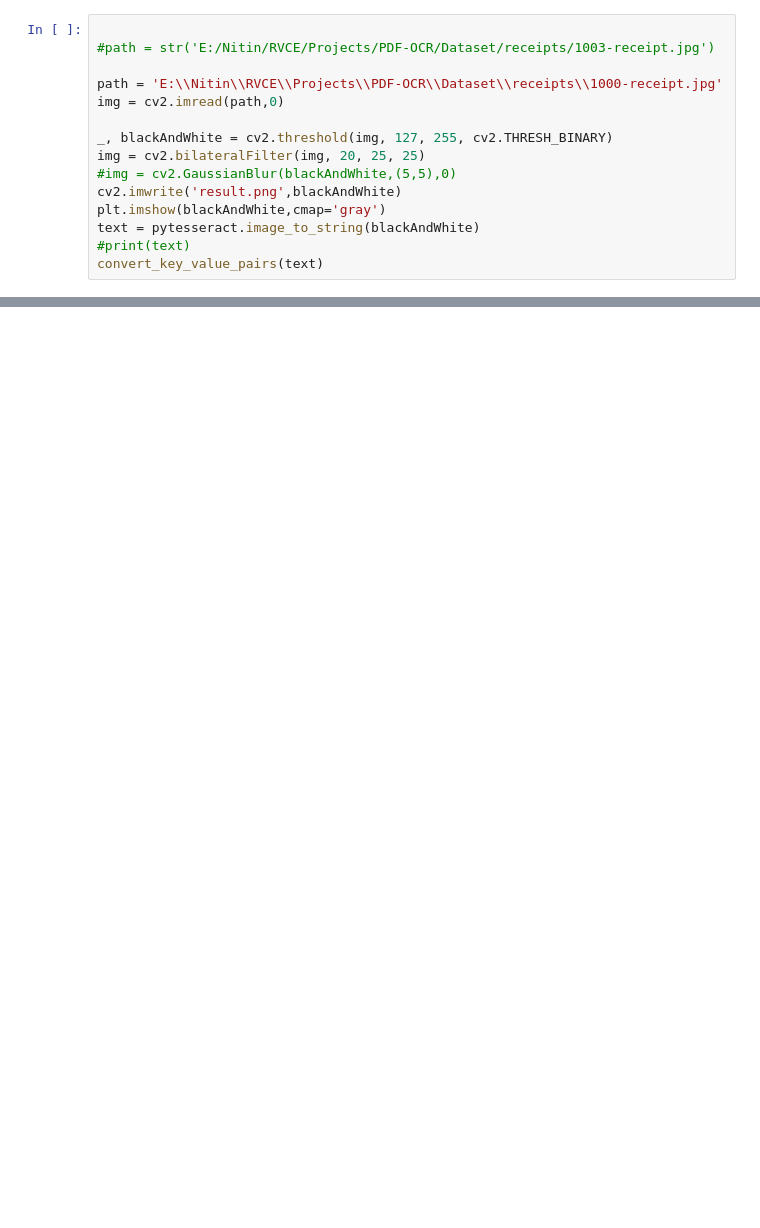
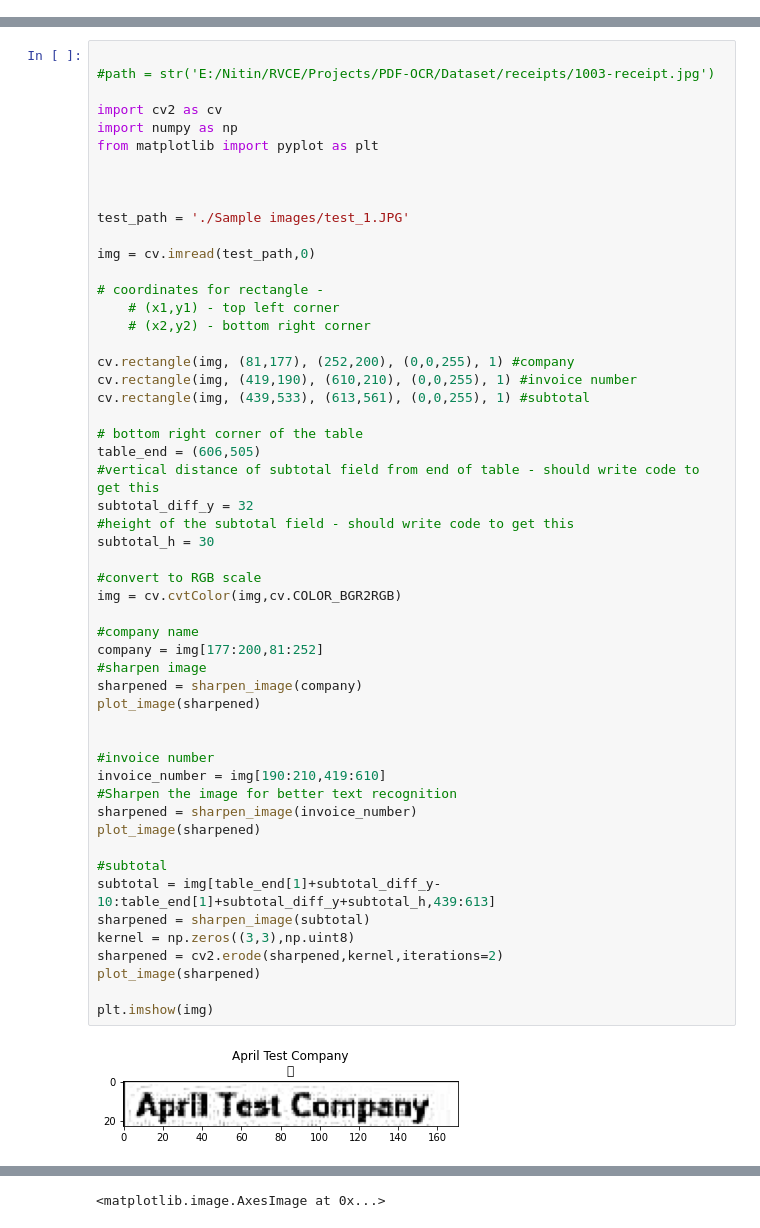
Before and after one commit to snitin08/invoice-regex, a Jupyter notebook: code/sample_tesseract.ipynb, the cells around one changed output, grey strips where cells are left out. Drawn from its saved outputs; the diff is of its cells as text; blank space fills up the shorter version.

```diff
--- a/code/sample_tesseract.ipynb
+++ b/code/sample_tesseract.ipynb
@@ -10,15 +12,0 @@ pytesseract.pytesseract.tesseract_cmd = r'E:\Downloads\Tesseract OCR\tesseract.e
-# %%
-
-#path = str('E:/Nitin/RVCE/Projects/PDF-OCR/Dataset/receipts/1003-receipt.jpg')
-
-path = 'E:\\Nitin\\RVCE\\Projects\\PDF-OCR\\Dataset\\receipts\\1000-receipt.jpg'
-img = cv2.imread(path,0)
-
-_, blackAndWhite = cv2.threshold(img, 127, 255, cv2.THRESH_BINARY)
-img = cv2.bilateralFilter(img, 20, 25, 25)
-#img = cv2.GaussianBlur(blackAndWhite,(5,5),0)
-cv2.imwrite('result.png',blackAndWhite)
-plt.imshow(blackAndWhite,cmap='gray')
-text = pytesseract.image_to_string(blackAndWhite)
-#print(text)
-convert_key_value_pairs(text)
@@ -43,0 +35,55 @@ Items [('1', 'Coffee', '3.00'), ('', '4s', '.90'), ('1', 'Coke', '3.00')]
+# %%
+
+#path = str('E:/Nitin/RVCE/Projects/PDF-OCR/Dataset/receipts/1003-receipt.jpg')
+
+import cv2 as cv
+import numpy as np
+from matplotlib import pyplot as plt
+
+
+
+test_path = './Sample images/test_1.JPG'
+
+img = cv.imread(test_path,0)
+
+# coordinates for rectangle -
+    # (x1,y1) - top left corner
+    # (x2,y2) - bottom right corner
+
+cv.rectangle(img, (81,177), (252,200), (0,0,255), 1) #company
+cv.rectangle(img, (419,190), (610,210), (0,0,255), 1) #invoice number
+cv.rectangle(img, (439,533), (613,561), (0,0,255), 1) #subtotal
+
+# bottom right corner of the table
+table_end = (606,505)
+#vertical distance of subtotal field from end of table - should write code to get this
+subtotal_diff_y = 32
+#height of the subtotal field - should write code to get this
+subtotal_h = 30
+
+#convert to RGB scale
+img = cv.cvtColor(img,cv.COLOR_BGR2RGB)
+
+#company name
+company = img[177:200,81:252]
+#sharpen image
+sharpened = sharpen_image(company)
+plot_image(sharpened)
+
+
+#invoice number
+invoice_number = img[190:210,419:610]
+#Sharpen the image for better text recognition
+sharpened = sharpen_image(invoice_number)
+plot_image(sharpened)
+
+#subtotal
+subtotal = img[table_end[1]+subtotal_diff_y-10:table_end[1]+subtotal_diff_y+subtotal_h,439:613]
+sharpened = sharpen_image(subtotal)
+kernel = np.zeros((3,3),np.uint8)
+sharpened = cv2.erode(sharpened,kernel,iterations=2)
+plot_image(sharpened)
+
+plt.imshow(img)
+# %% [output]
+[figure, added]
@@ -43,0 +92 @@ Items [('1', 'Coffee', '3.00'), ('', '4s', '.90'), ('1', 'Coke', '3.00')]
+<matplotlib.image.AxesImage at 0x...>
```
Also changed, not shown: parts of 4 cells of this notebook.
